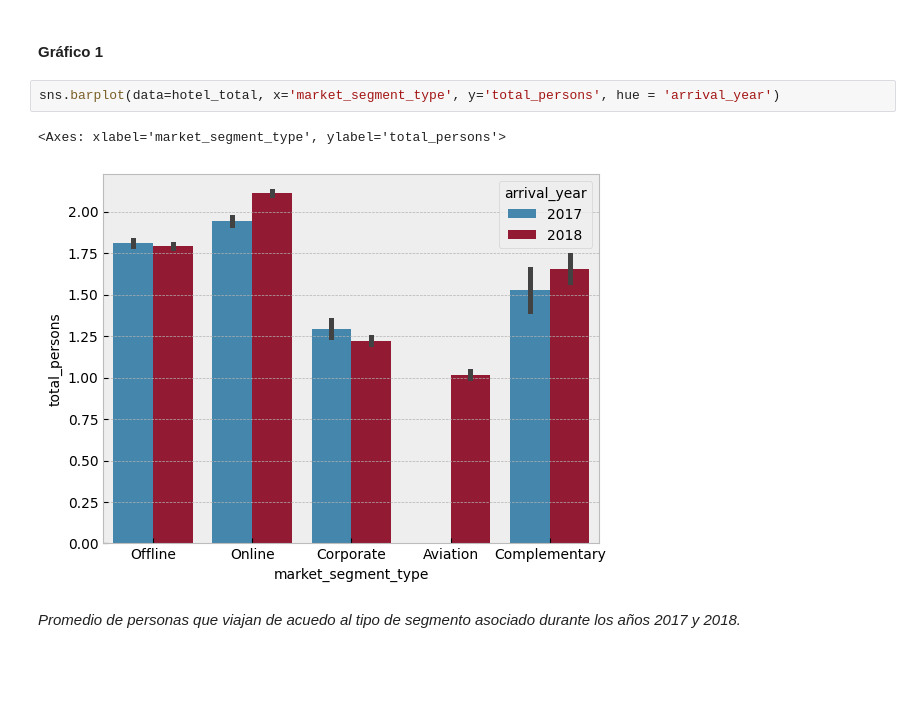
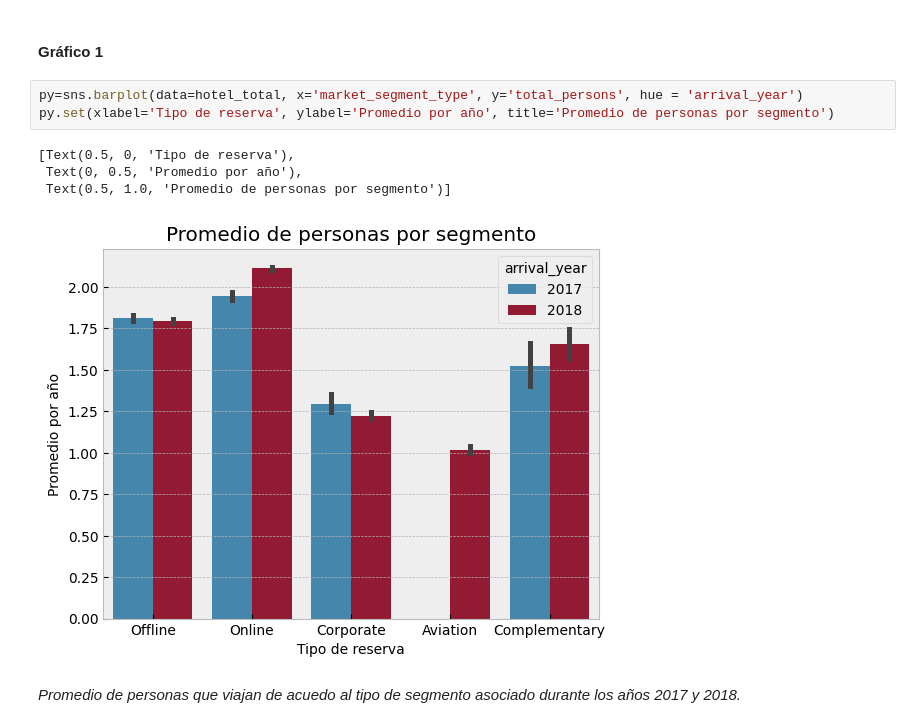
Before and after one commit to daniperez92/Data_Science, a Jupyter notebook: Segundo Desafío/VisualizaciónPerez.ipynb, the cells around one changed output. Saved outputs shown, nothing was run; the diff lists cells and outputs as text; blank space fills up the shorter version.

```diff
--- a/Segundo Desafío/VisualizaciónPerez.ipynb
+++ b/Segundo Desafío/VisualizaciónPerez.ipynb
@@ -84,10 +132,13 @@ Text(0.5, 1.0, 'Piechart de distribucion de origen de reservas')
 # %% [markdown]
 #### Gráfico 1
 # %%
-sns.barplot(data=hotel_total, x='market_segment_type', y='total_persons', hue = 'arrival_year')
+py=sns.barplot(data=hotel_total, x='market_segment_type', y='total_persons', hue = 'arrival_year')
+py.set(xlabel='Tipo de reserva', ylabel='Promedio por año', title='Promedio de personas por segmento')
 # %% [output]
-<Axes: xlabel='market_segment_type', ylabel='total_persons'>
+[Text(0.5, 0, 'Tipo de reserva'),
+ Text(0, 0.5, 'Promedio por año'),
+ Text(0.5, 1.0, 'Promedio de personas por segmento')]
-[figure, old version]
+[figure, new version]
 # %% [markdown]
 *Promedio de personas que viajan de acuedo al tipo de segmento asociado durante los años 2017 y 2018.*
 # %% [markdown]
```
Also changed, not shown: parts of 8 cells of this notebook.
